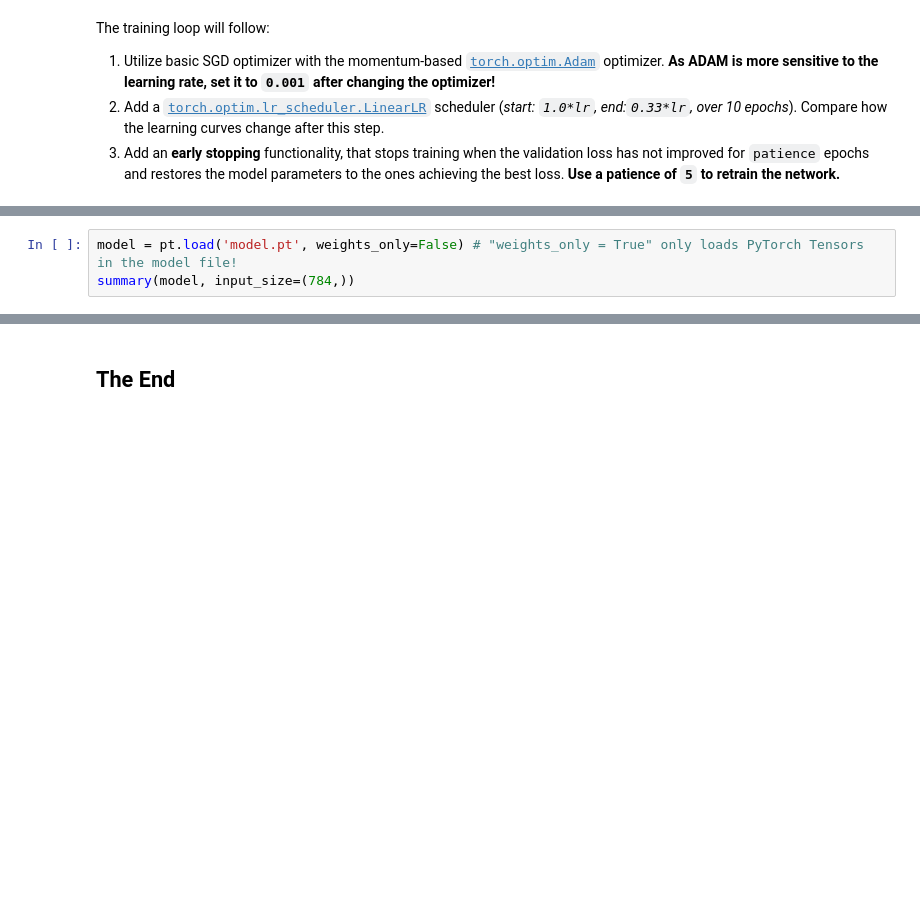
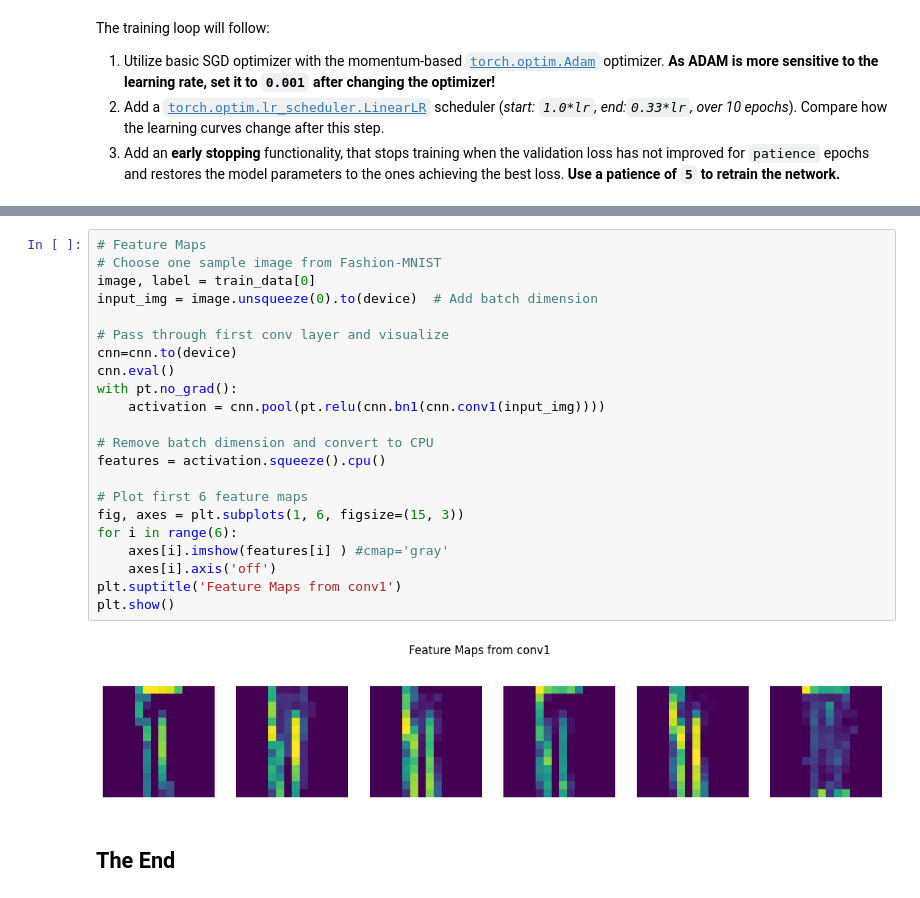
Before and after one commit to ignsagita/neuralnets-fashionmnist, a Jupyter notebook: neuralnets_fashionmnist.ipynb, the cells around one changed output, grey strips where cells are left out. Drawn from its saved outputs; the diff is of its cells as text; blank space fills up the shorter version.

```diff
--- a/neuralnets_fashionmnist.ipynb
+++ b/neuralnets_fashionmnist.ipynb
@@ -643,3 +505,0 @@ replace model/.data/serialization_id? [y]es, [n]o, [A]ll, [N]one, [r]ename: no
-# %%
-model = pt.load('model.pt', weights_only=False) # "weights_only = True" only loads PyTorch Tensors in the model file!
-summary(model, input_size=(784,))
@@ -696,2 +578,26 @@ Estimated Total Size (MB): 1.15
+# %%
+# Feature Maps
+# Choose one sample image from Fashion-MNIST
+image, label = train_data[0]
+input_img = image.unsqueeze(0).to(device)  # Add batch dimension
+
+# Pass through first conv layer and visualize
+cnn=cnn.to(device)
+cnn.eval()
+with pt.no_grad():
+    activation = cnn.pool(pt.relu(cnn.bn1(cnn.conv1(input_img))))
+
+# Remove batch dimension and convert to CPU
+features = activation.squeeze().cpu()
+
+# Plot first 6 feature maps
+fig, axes = plt.subplots(1, 6, figsize=(15, 3))
+for i in range(6):
+    axes[i].imshow(features[i] ) #cmap='gray'
+    axes[i].axis('off')
+plt.suptitle('Feature Maps from conv1')
+plt.show()
+# %% [output]
+[figure, added]
 # %% [markdown]
 ## The End
```
Also changed, not shown: parts of 72 cells of this notebook.
